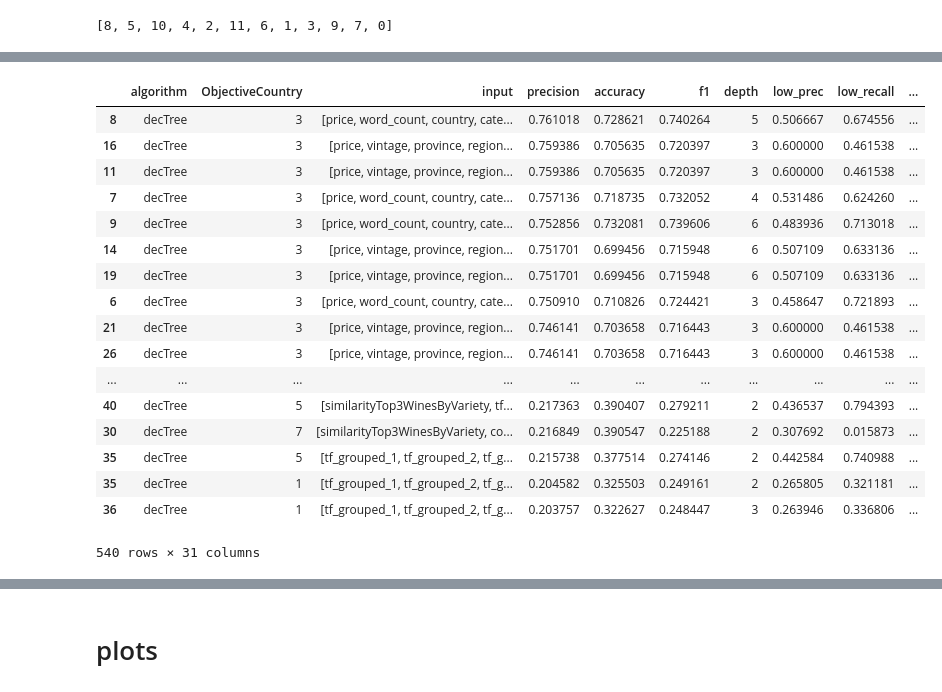
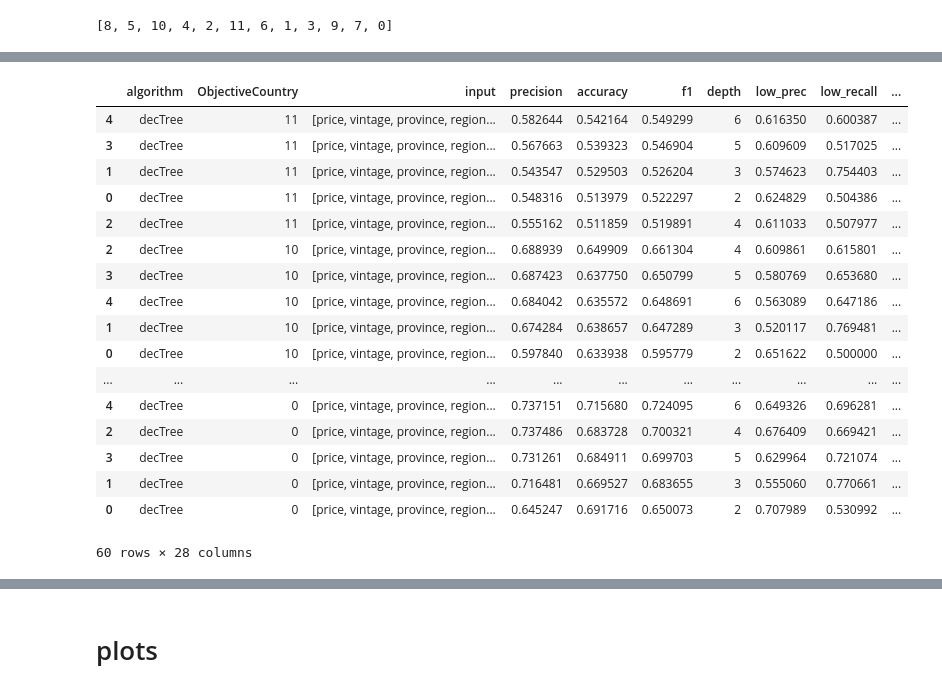
Before and after one commit to Gneur11/bdaFinalMIo, a Jupyter notebook: ClassifierAnalysis.ipynb, the cells around one changed output, grey strips where cells are left out. Drawn from its saved outputs; the diff is of its cells as text; code cells hidden in the pictures.

```diff
--- a/ClassifierAnalysis.ipynb
+++ b/ClassifierAnalysis.ipynb
@@ -283,8 +284,12 @@ def testToDataFrame(algorithm,combination,Y,allfeats,dataset):
                 #data.append(rep[lab].support)
             temp = {}
             c = zip(el,classifier.feature_importances_)
+            counter = 0
             for name,importance in c:
-                temp[name] = importance
+                if importance > 0:
+                    temp[name] = importance
+                    counter += 1
+            data.append(counter)
             for feat in allfeats:
                 if feat not in el:
                     data.append(100) #100 is an impossible value not to be taken into account
@@ -473,22 +458,22 @@ datalop <class 'pandas.core.frame.DataFrame'>
 # %%
-result = result.sort_values(["precision","f1","accuracy"],ascending=False)
+result = result.sort_values(["ObjectiveCountry","f1"],ascending=False)
 result
 # %% [output]
 |  | algorithm | ObjectiveCountry | input | precision | accuracy | f1 | depth | low_prec | low_recall | ... |
-| 8 | decTree | 3 | [price, word_count, country, cate... | 0.761018 | 0.728621 | 0.740264 | 5 | 0.506667 | 0.674556 | ... |
-| 16 | decTree | 3 | [price, vintage, province, region... | 0.759386 | 0.705635 | 0.720397 | 3 | 0.600000 | 0.461538 | ... |
-| 11 | decTree | 3 | [price, vintage, province, region... | 0.759386 | 0.705635 | 0.720397 | 3 | 0.600000 | 0.461538 | ... |
-| 7 | decTree | 3 | [price, word_count, country, cate... | 0.757136 | 0.718735 | 0.732052 | 4 | 0.531486 | 0.624260 | ... |
-| 9 | decTree | 3 | [price, word_count, country, cate... | 0.752856 | 0.732081 | 0.739606 | 6 | 0.483936 | 0.713018 | ... |
-| 14 | decTree | 3 | [price, vintage, province, region... | 0.751701 | 0.699456 | 0.715948 | 6 | 0.507109 | 0.633136 | ... |
-| 19 | decTree | 3 | [price, vintage, province, region... | 0.751701 | 0.699456 | 0.715948 | 6 | 0.507109 | 0.633136 | ... |
-| 6 | decTree | 3 | [price, word_count, country, cate... | 0.750910 | 0.710826 | 0.724421 | 3 | 0.458647 | 0.721893 | ... |
-| 21 | decTree | 3 | [price, vintage, province, region... | 0.746141 | 0.703658 | 0.716443 | 3 | 0.600000 | 0.461538 | ... |
-| 26 | decTree | 3 | [price, vintage, province, region... | 0.746141 | 0.703658 | 0.716443 | 3 | 0.600000 | 0.461538 | ... |
+| 4 | decTree | 11 | [price, vintage, province, region... | 0.582644 | 0.542164 | 0.549299 | 6 | 0.616350 | 0.600387 | ... |
+| 3 | decTree | 11 | [price, vintage, province, region... | 0.567663 | 0.539323 | 0.546904 | 5 | 0.609609 | 0.517025 | ... |
+| 1 | decTree | 11 | [price, vintage, province, region... | 0.543547 | 0.529503 | 0.526204 | 3 | 0.574623 | 0.754403 | ... |
+| 0 | decTree | 11 | [price, vintage, province, region... | 0.548316 | 0.513979 | 0.522297 | 2 | 0.624829 | 0.504386 | ... |
+| 2 | decTree | 11 | [price, vintage, province, region... | 0.555162 | 0.511859 | 0.519891 | 4 | 0.611033 | 0.507977 | ... |
+| 2 | decTree | 10 | [price, vintage, province, region... | 0.688939 | 0.649909 | 0.661304 | 4 | 0.609861 | 0.615801 | ... |
+| 3 | decTree | 10 | [price, vintage, province, region... | 0.687423 | 0.637750 | 0.650799 | 5 | 0.580769 | 0.653680 | ... |
+| 4 | decTree | 10 | [price, vintage, province, region... | 0.684042 | 0.635572 | 0.648691 | 6 | 0.563089 | 0.647186 | ... |
+| 1 | decTree | 10 | [price, vintage, province, region... | 0.674284 | 0.638657 | 0.647289 | 3 | 0.520117 | 0.769481 | ... |
+| 0 | decTree | 10 | [price, vintage, province, region... | 0.597840 | 0.633938 | 0.595779 | 2 | 0.651622 | 0.500000 | ... |
 | ... | ... | ... | ... | ... | ... | ... | ... | ... | ... | ... |
-| 40 | decTree | 5 | [similarityTop3WinesByVariety, tf... | 0.217363 | 0.390407 | 0.279211 | 2 | 0.436537 | 0.794393 | ... |
-| 30 | decTree | 7 | [similarityTop3WinesByVariety, co... | 0.216849 | 0.390547 | 0.225188 | 2 | 0.307692 | 0.015873 | ... |
-| 35 | decTree | 5 | [tf_grouped_1, tf_grouped_2, tf_g... | 0.215738 | 0.377514 | 0.274146 | 2 | 0.442584 | 0.740988 | ... |
-| 35 | decTree | 1 | [tf_grouped_1, tf_grouped_2, tf_g... | 0.204582 | 0.325503 | 0.249161 | 2 | 0.265805 | 0.321181 | ... |
-| 36 | decTree | 1 | [tf_grouped_1, tf_grouped_2, tf_g... | 0.203757 | 0.322627 | 0.248447 | 3 | 0.263946 | 0.336806 | ... |
+| 4 | decTree | 0 | [price, vintage, province, region... | 0.737151 | 0.715680 | 0.724095 | 6 | 0.649326 | 0.696281 | ... |
+| 2 | decTree | 0 | [price, vintage, province, region... | 0.737486 | 0.683728 | 0.700321 | 4 | 0.676409 | 0.669421 | ... |
+| 3 | decTree | 0 | [price, vintage, province, region... | 0.731261 | 0.684911 | 0.699703 | 5 | 0.629964 | 0.721074 | ... |
+| 1 | decTree | 0 | [price, vintage, province, region... | 0.716481 | 0.669527 | 0.683655 | 3 | 0.555060 | 0.770661 | ... |
+| 0 | decTree | 0 | [price, vintage, province, region... | 0.645247 | 0.691716 | 0.650073 | 2 | 0.707989 | 0.530992 | ... |
-540 rows × 31 columns
+60 rows × 28 columns
```
Also changed, not shown: parts of 9 cells of this notebook.
